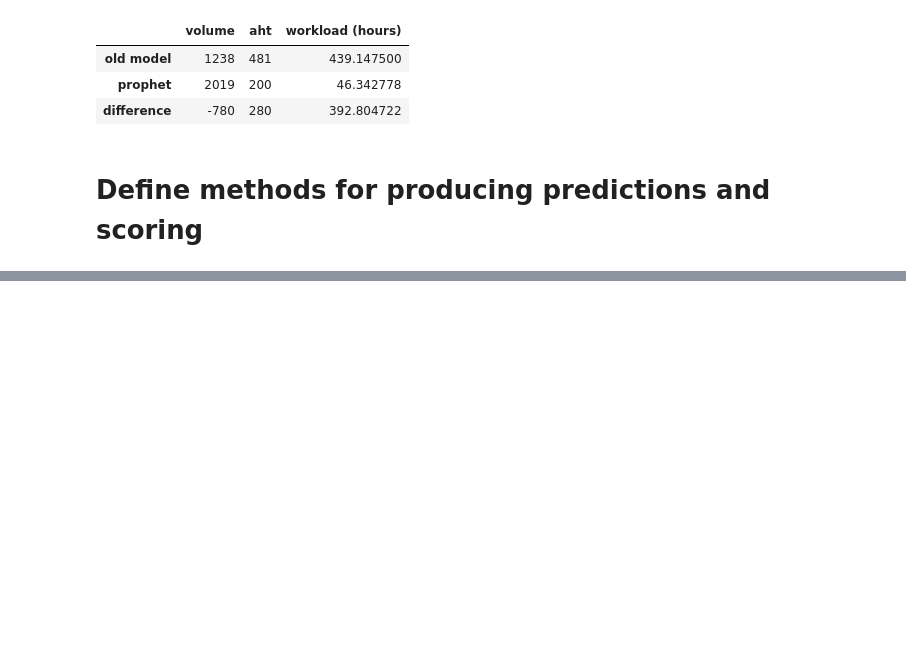
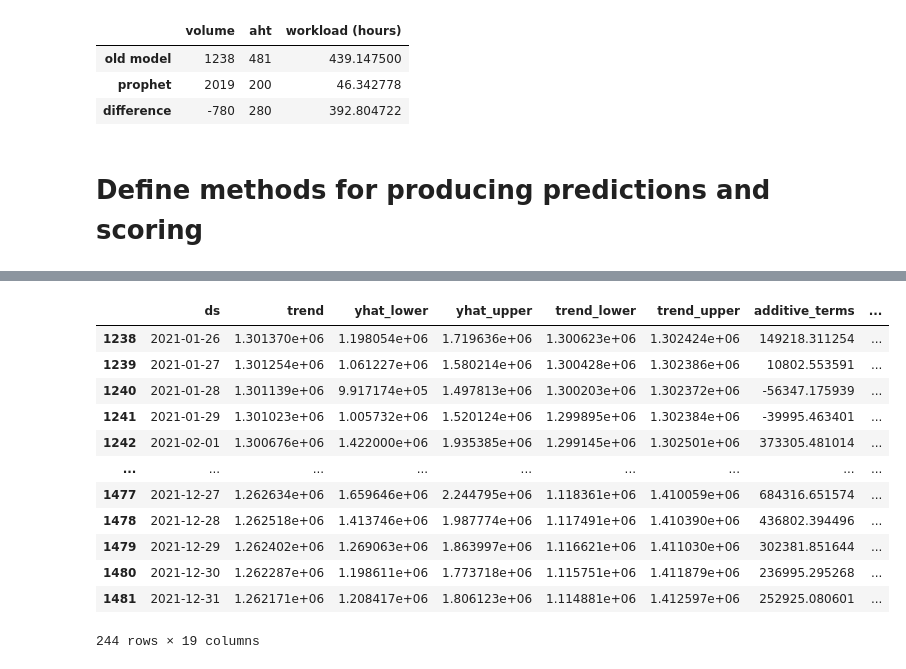
Before and after one commit to majickdave/dji_vol, a Jupyter notebook: notebooks/RIS Prediction Analysis.ipynb, the cells around one changed output, grey strips where cells are left out. Saved outputs shown, nothing was run; the diff lists cells and outputs as text; code cells hidden in the pictures; blank space fills up the shorter version.

```diff
--- a/notebooks/RIS Prediction Analysis.ipynb
+++ b/notebooks/RIS Prediction Analysis.ipynb
@@ -271,3 +271,19 @@ handle_time
 # %%
 # # run method for any business unit, kpi, and start and end date of testing
 # m, diff, forecast = get_performance(['RIS_aht_vol.csv'], ['handle_time'], '2020-06-01', '2021-01-18')
+# %%
+forecast
+# %% [output]
+|  | ds | trend | yhat_lower | yhat_upper | trend_lower | trend_upper | additive_terms | ... |
+| 1238 | 2021-01-26 | 1.301370e+06 | 1.198054e+06 | 1.719636e+06 | 1.300623e+06 | 1.302424e+06 | 149218.311254 | ... |
+| 1239 | 2021-01-27 | 1.301254e+06 | 1.061227e+06 | 1.580214e+06 | 1.300428e+06 | 1.302386e+06 | 10802.553591 | ... |
+| 1240 | 2021-01-28 | 1.301139e+06 | 9.917174e+05 | 1.497813e+06 | 1.300203e+06 | 1.302372e+06 | -56347.175939 | ... |
+| 1241 | 2021-01-29 | 1.301023e+06 | 1.005732e+06 | 1.520124e+06 | 1.299895e+06 | 1.302384e+06 | -39995.463401 | ... |
+| 1242 | 2021-02-01 | 1.300676e+06 | 1.422000e+06 | 1.935385e+06 | 1.299145e+06 | 1.302501e+06 | 373305.481014 | ... |
+| ... | ... | ... | ... | ... | ... | ... | ... | ... |
+| 1477 | 2021-12-27 | 1.262634e+06 | 1.659646e+06 | 2.244795e+06 | 1.118361e+06 | 1.410059e+06 | 684316.651574 | ... |
+| 1478 | 2021-12-28 | 1.262518e+06 | 1.413746e+06 | 1.987774e+06 | 1.117491e+06 | 1.410390e+06 | 436802.394496 | ... |
+| 1479 | 2021-12-29 | 1.262402e+06 | 1.269063e+06 | 1.863997e+06 | 1.116621e+06 | 1.411030e+06 | 302381.851644 | ... |
+| 1480 | 2021-12-30 | 1.262287e+06 | 1.198611e+06 | 1.773718e+06 | 1.115751e+06 | 1.411879e+06 | 236995.295268 | ... |
+| 1481 | 2021-12-31 | 1.262171e+06 | 1.208417e+06 | 1.806123e+06 | 1.114881e+06 | 1.412597e+06 | 252925.080601 | ... |
+244 rows × 19 columns
```
Also changed, not shown: parts of 3 cells of this notebook, 4 other files.
